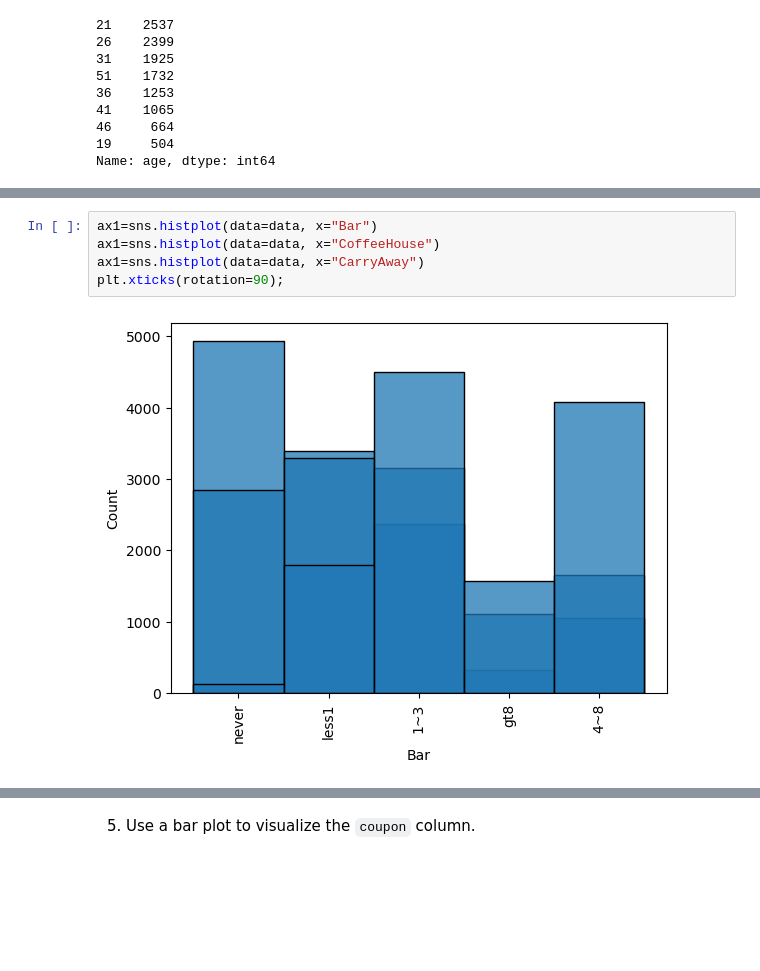
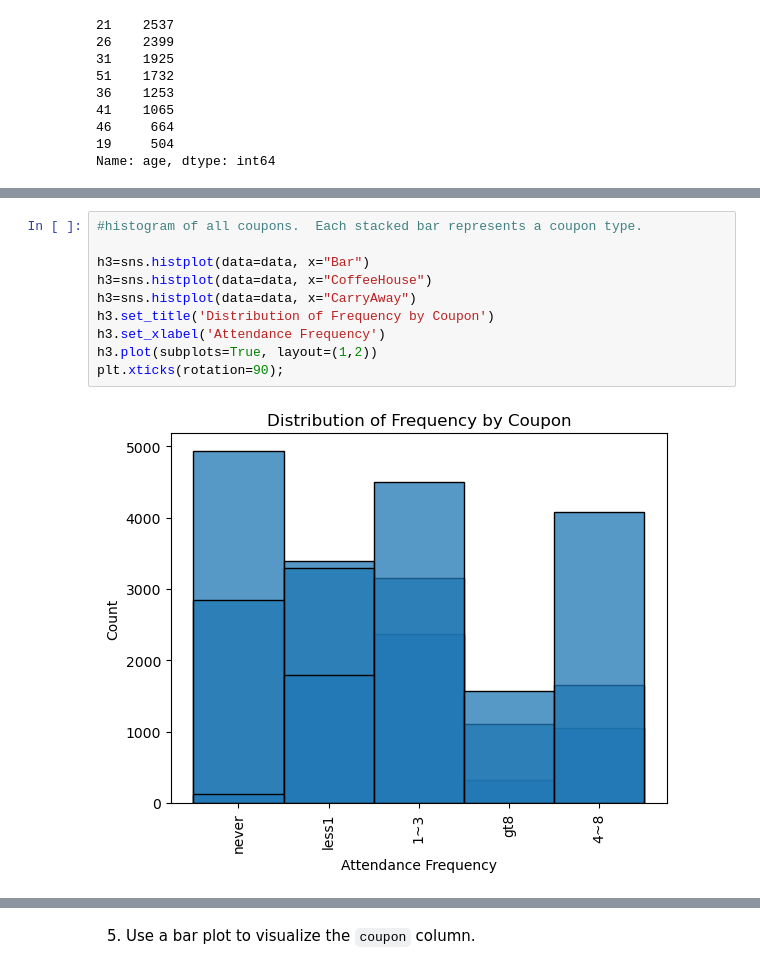
Before and after one commit to JOSHUAGITBERG/Customer_Coupon, a Jupyter notebook: Coupon_Engagement_Analysis.ipynb, the cells around one changed output, grey strips where cells are left out. Cells and saved outputs as stored; diff of their text form; blank space fills up the shorter version.

```diff
--- a/Coupon_Engagement_Analysis.ipynb
+++ b/Coupon_Engagement_Analysis.ipynb
@@ -190,7 +195,12 @@ plt.xticks(rotation=90);
 # %%
-ax1=sns.histplot(data=data, x="Bar")
-ax1=sns.histplot(data=data, x="CoffeeHouse")
-ax1=sns.histplot(data=data, x="CarryAway")
+#histogram of all coupons.  Each stacked bar represents a coupon type.
+
+h3=sns.histplot(data=data, x="Bar")
+h3=sns.histplot(data=data, x="CoffeeHouse")
+h3=sns.histplot(data=data, x="CarryAway")
+h3.set_title('Distribution of Frequency by Coupon')
+h3.set_xlabel('Attendance Frequency')
+h3.plot(subplots=True, layout=(1,2))
 plt.xticks(rotation=90);
 # %% [output]
-[figure, old version]
+[figure, new version]
```
Also changed, not shown: parts of 82 cells of this notebook.
